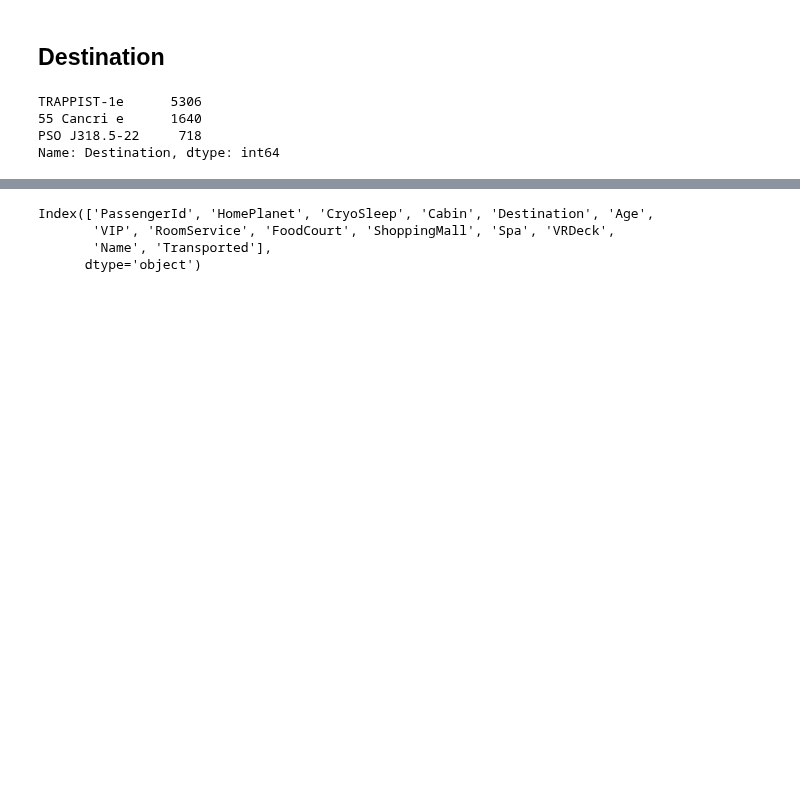
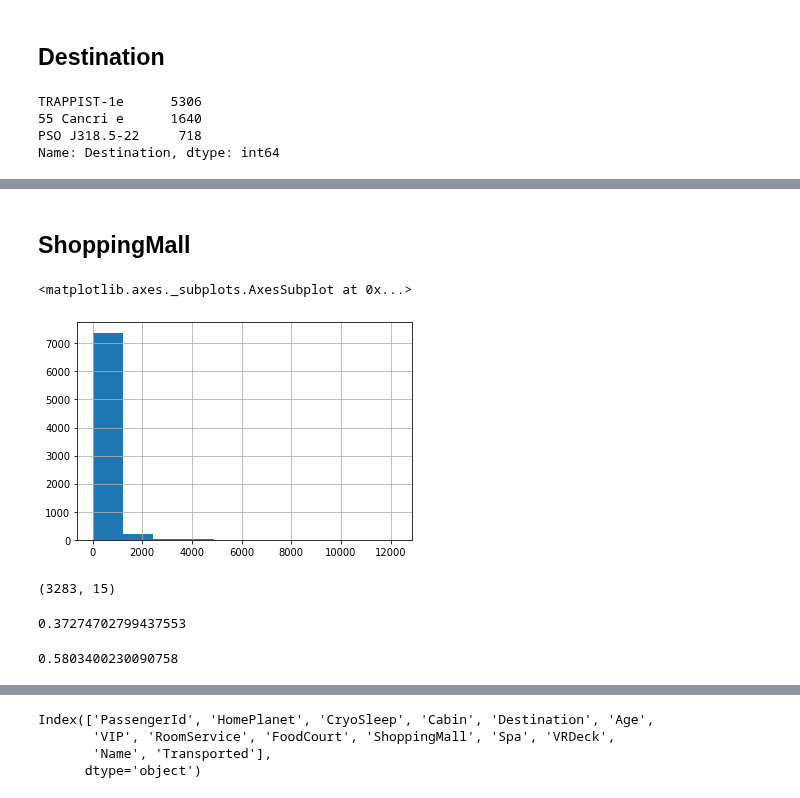
Before and after one commit to PashaIanko/Kaggle.Spaceship-Titanic, a Jupyter notebook: 1_data_exploration.ipynb, the cells around one changed output, grey strips where cells are left out. Drawn from its saved outputs; the diff is of its cells as text; code cells hidden in the pictures; blank space fills up the shorter version.

```diff
--- a/1_data_exploration.ipynb
+++ b/1_data_exploration.ipynb
@@ -334,0 +459,37 @@ Name: Destination, dtype: int64
+# %% [markdown]
+## ShoppingMall
+# %%
+df_exploration.ShoppingMall.hist()
+# %% [output]
+<matplotlib.axes._subplots.AxesSubplot at 0x...>
+[figure, added]
+# %%
+df_exploration[
+    ~(df_exploration.ShoppingMall > 0)
+    & ~(df_exploration.FoodCourt > 0)
+    & ~(df_exploration.VRDeck > 0)
+    & ~(df_exploration.Spa > 0)
+    & ~(df_exploration.RoomService > 0)
+].shape  # Transported.value_counts(normalize=True)
+# %% [output]
+(3283, 15)
+# %%
+df_exploration[
+    (df_exploration.ShoppingMall == 0)
+    & (df_exploration.FoodCourt == 0)
+    & (df_exploration.VRDeck == 0)
+    & (df_exploration.Spa == 0)
+    & (df_exploration.RoomService == 0)
+].shape[0] / len(df_exploration)
+# %% [output]
+0.37274702799437553
+# %%
+df_exploration[
+    (df_exploration.ShoppingMall > 0)
+    | (df_exploration.FoodCourt > 0)
+    | (df_exploration.VRDeck > 0)
+    | (df_exploration.Spa > 0)
+    | (df_exploration.RoomService > 0)
+].shape[0] / len(df_exploration)
+# %% [output]
+0.5803400230090758
```
Also changed, not shown: parts of 21 cells of this notebook.
